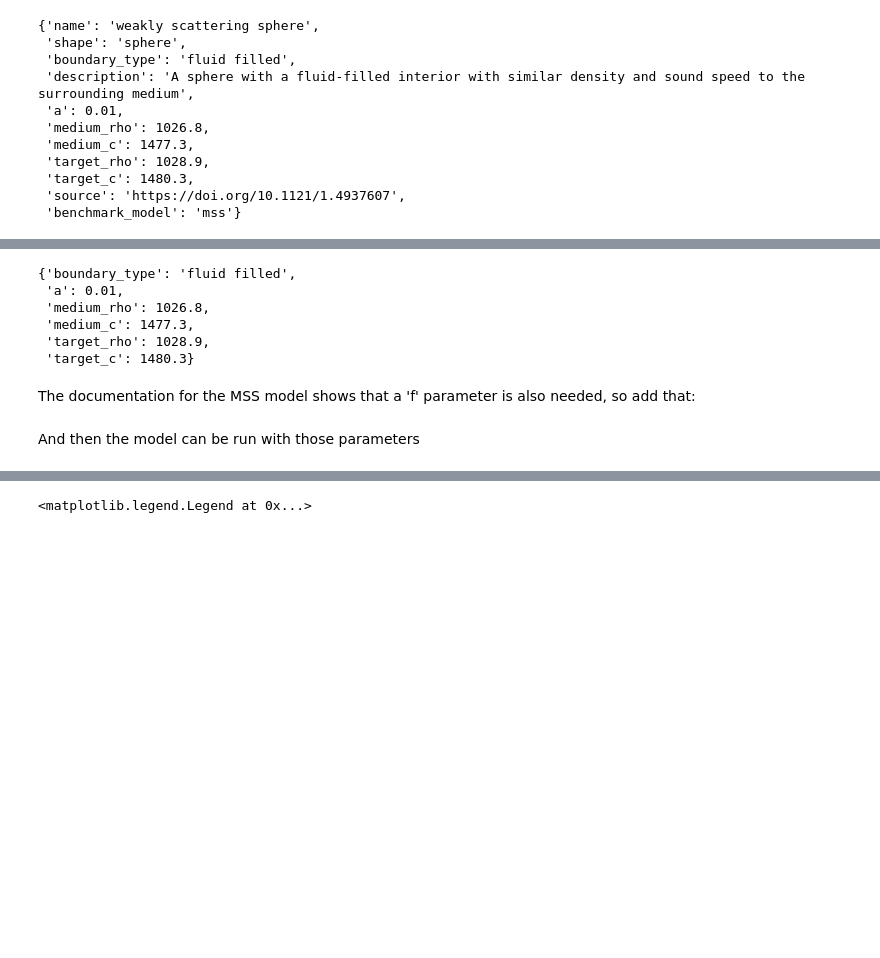
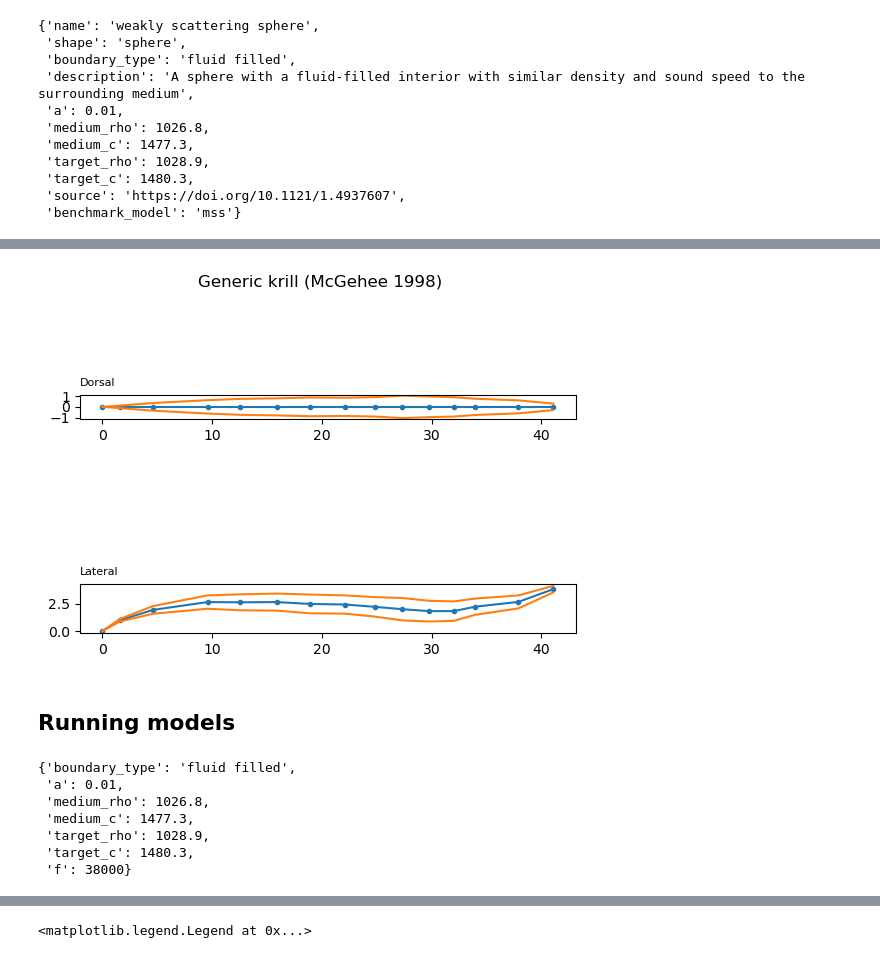
Before and after one commit to ices-tools-dev/echoSMs, a Jupyter notebook: docs/WGFAST2025_demo.ipynb, the cells around one changed output, grey strips where cells are left out. Saved outputs shown, nothing was run; the diff lists cells and outputs as text; code cells hidden in the pictures; blank space fills up the shorter version.

```diff
--- a/docs/WGFAST2025_demo.ipynb
+++ b/docs/WGFAST2025_demo.ipynb
@@ -75,6 +113,13 @@ A model that simulates a weakly scattering sphere is the Modal Series Solution m
+# %%
+echosms.DWBAdata().model('Generic krill (McGehee 1998)').plot()
+# %% [output]
+[figure, added]
+# %% [markdown]
+## Running models
 # %%
 model = echosms.MSSModel()
-parameters = ref.parameters('weakly scattering sphere')
+parameters = echosms.ReferenceModels().parameters('weakly scattering sphere')
+parameters['f'] = 38000
 parameters
 # %% [output]
 {'boundary_type': 'fluid filled',
@@ -82,6 +127,5 @@ parameters
  'medium_rho': 1026.8,
  'medium_c': 1477.3,
  'target_rho': 1028.9,
- 'target_c': 1480.3}
+ 'target_c': 1480.3,
+ 'f': 38000}
-# %% [markdown]
-The documentation for the MSS model shows that a 'f' parameter is also needed, so add that:
@@ -90,5 +132,3 @@ parameters['f'] = 38000
-# %% [markdown]
-And then the model can be run with those parameters
 # %%
 model.calculate_ts(parameters)
 # %% [output]
```
Also changed, not shown: parts of 40 cells of this notebook, 1 other file.
